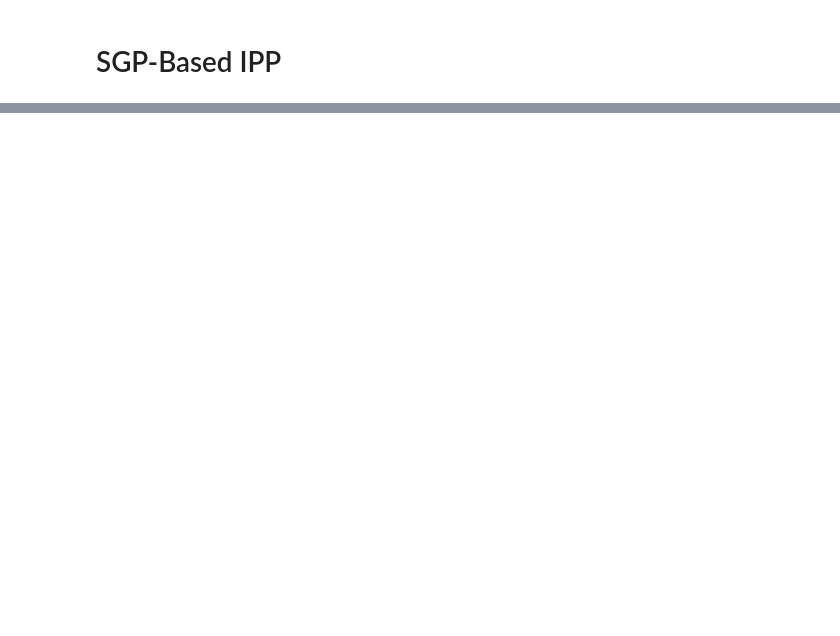
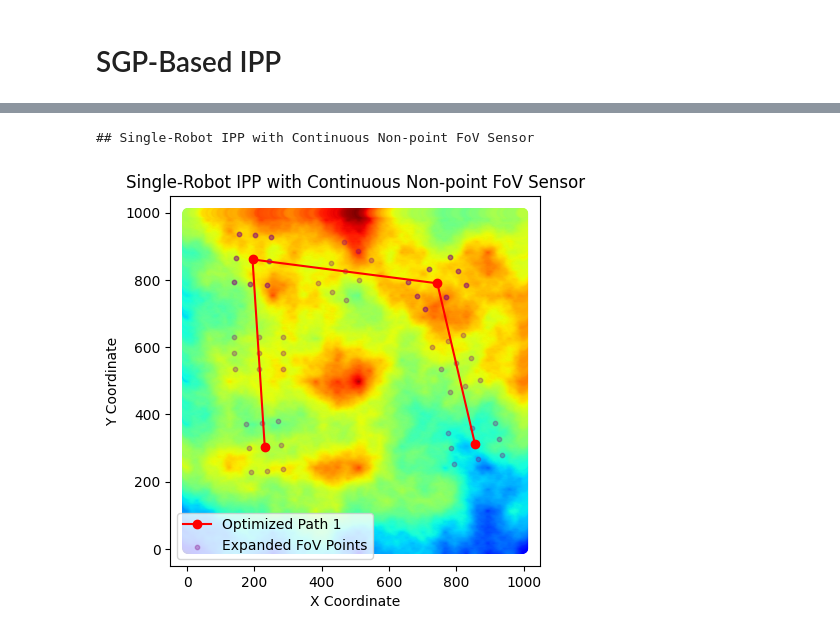
Before and after one commit to itskalvik/sgp-tools, a Jupyter notebook: examples/IPP.ipynb, the cells around one changed output, grey strips where cells are left out. Drawn from its saved outputs; the diff is of its cells as text; code cells hidden in the pictures; blank space fills up the shorter version.

```diff
--- a/examples/IPP.ipynb
+++ b/examples/IPP.ipynb
@@ -201,0 +227,55 @@ Distances: [30.         29.9984054  29.98115566]
+# %%
+print("\n## Single-Robot IPP with Continuous Non-point FoV Sensor")
+
+num_robots = 1
+num_placements = 4 # Fewer placements as each covers an area
+
+# Initialize inducing points, including an initial random angle for each FoV
+Xu_init_fov = get_inducing_pts(X_train, num_placements * num_robots)
+Xu_init_fov, _ = run_tsp(Xu_init_fov, num_vehicles=num_robots)
+Xu_init_fov = Xu_init_fov[0] # Path for the single robot
+
+# Add random angles (orientation of FoV) to inducing points (waypoints)
+# For a 2D position (x, y), we add a 3rd dimension for angle.
+angles = np.random.uniform(-np.pi, np.pi, num_placements).reshape(-1, 1)
+Xu_init_fov_with_angles = np.concatenate([Xu_init_fov, angles], axis=1)
+
+# Setup a SquareTransform to model a square Field of View (FoV) for the sensor.
+# `length` is the side length of the square, `num_side` is points along each side (3x3 grid for FoV approx).
+square_transform = SquareTransform(length=5, num_side=3)
+
+# Setup IPP transform with the custom sensor model and continuous sensing.
+# num_dim=3 because the inducing points now have (x, y, angle) dimensions.
+transform_fov_sensing = IPPTransform(num_robots=num_robots,
+                                     num_dim=3, # Input to transform has 3 dimensions (x, y, angle)
+                                     sampling_rate=3, # Continuous sensing along path segments
+                                     sensor_model=square_transform) # The custom FoV model
+
+# Initialize and optimize the ContinuousSGP model
+csgp_method_fov_sensing = ContinuousSGP(
+    num_placements,
+    X_train,
+    kernel,
+    noise_variance,
+    transform_fov_sensing,
+    num_robots,
+    X_init=Xu_init_fov_with_angles, # Initial points now include angles
+    num_dim=3 # Explicitly mention number of dimensions (x, y, angle) since it is different from X_train dim
+)
+sgp_sol_sp_fov_sensing = csgp_method_fov_sensing.optimize(max_steps=1000)
+
+# Extract just the (x,y) coordinates of the path for plotting
+sgp_paths_fov_sensing = sgp_sol_sp_fov_sensing[:, :, :2].reshape(num_robots, -1 , 2)
+
+# Expand the optimized inducing points using the transform's expand method
+# to get all the individual points making up the FoVs for plotting.
+# Need to convert back to TF tensor for the transform.expand method.
+expanded_fov_points = csgp_method_fov_sensing.transform.expand(sgp_sol_sp_fov_sensing).numpy()
+
+# Plot the solution path and the FoVs
+plot_paths(sgp_paths_fov_sensing[:, :, :2], X_ground_truth_original, y_ground_truth_original, X_scaler,
+           title="Single-Robot IPP with Continuous Non-point FoV Sensor",
+           expanded_points=expanded_fov_points)
+# %% [output]
+## Single-Robot IPP with Continuous Non-point FoV Sensor
+[figure, added]
```
Also changed, not shown: parts of 14 cells of this notebook, 1 other file.
